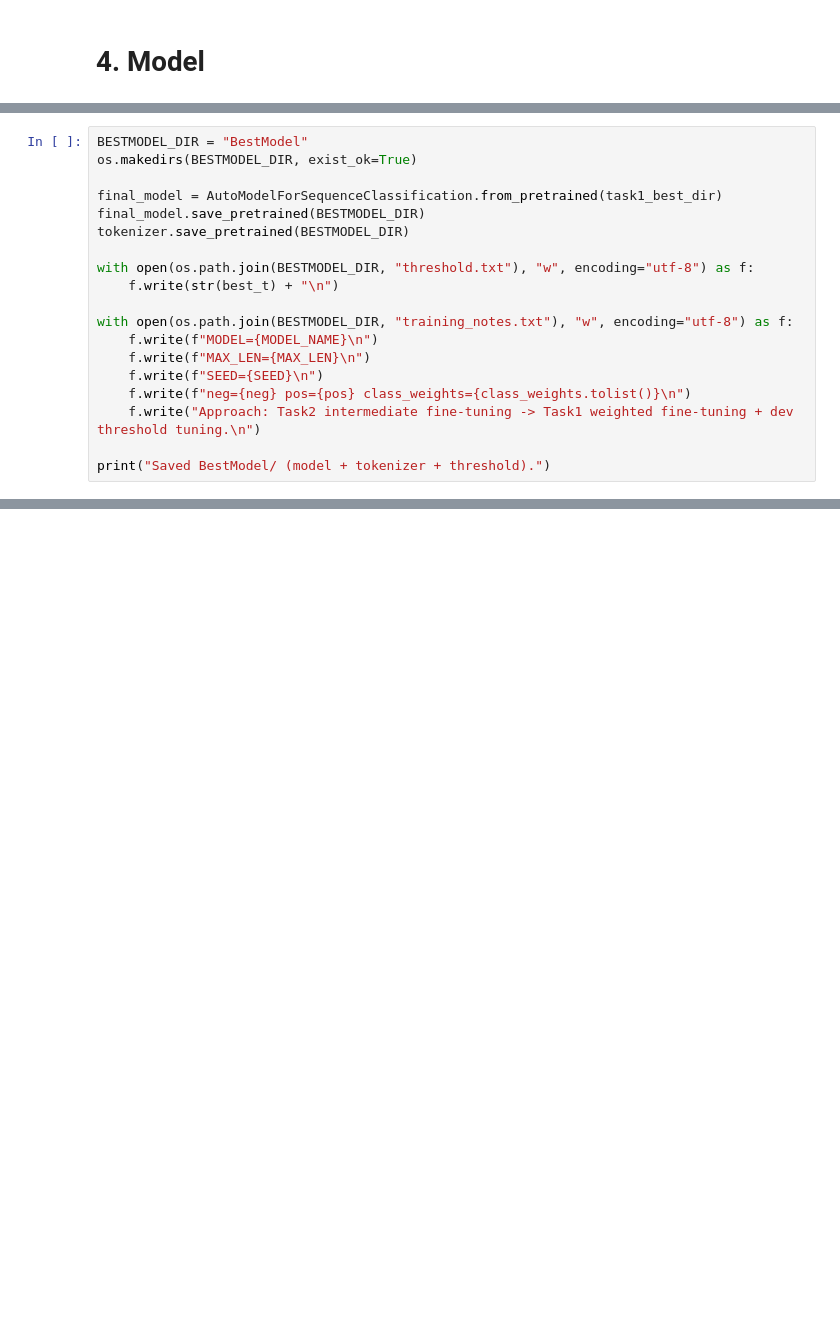
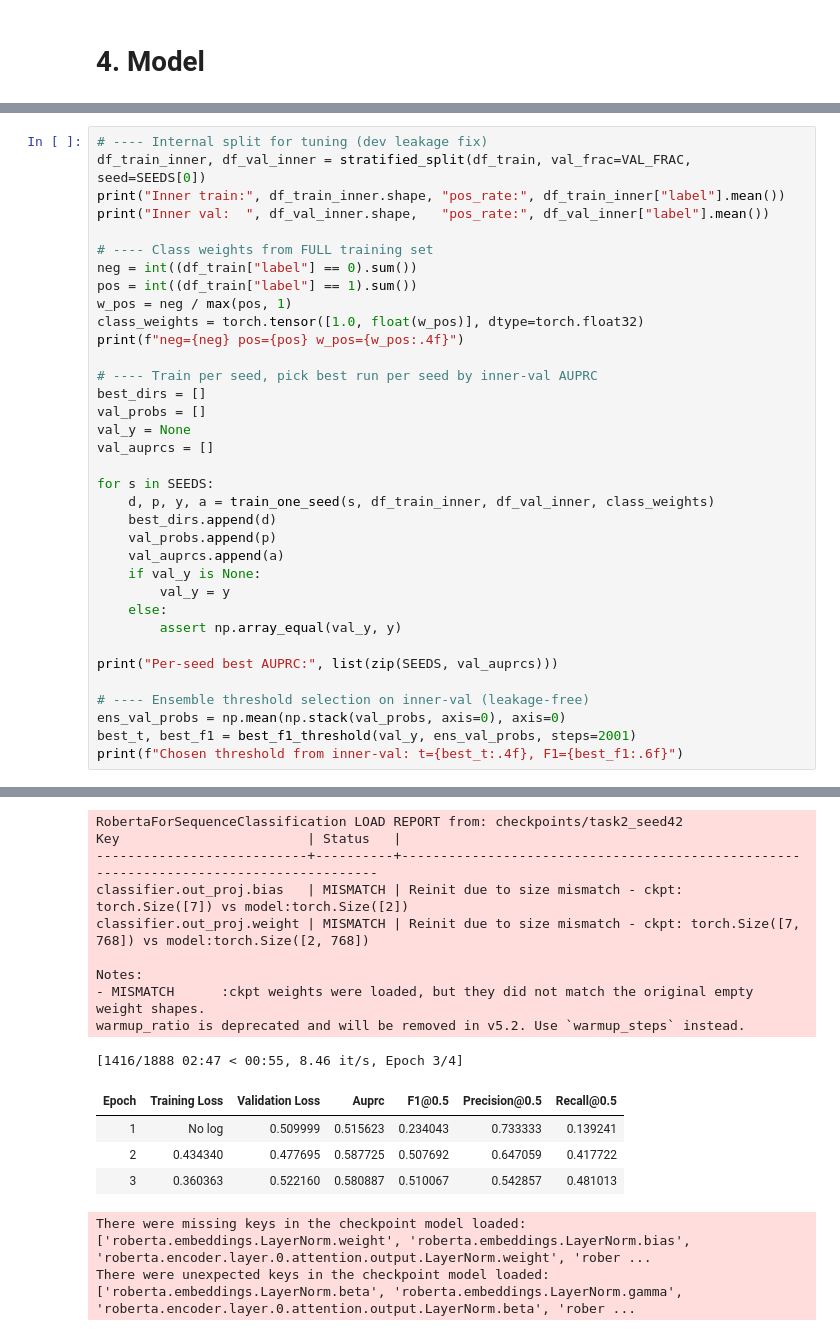
Before and after one commit to leonkuessner/pcl_nlp_lk922, a Jupyter notebook: PCL_Mod copy.ipynb, the cells around one changed output, grey strips where cells are left out. Saved outputs shown, nothing was run; the diff lists cells and outputs as text; blank space fills up the shorter version.

```diff
--- a/PCL_Mod copy.ipynb
+++ b/PCL_Mod copy.ipynb
@@ -408,19 +467,36 @@ print("Wrote dev.txt")
 # %%
-BESTMODEL_DIR = "BestModel"
-os.makedirs(BESTMODEL_DIR, exist_ok=True)
+# ---- Internal split for tuning (dev leakage fix)
+df_train_inner, df_val_inner = stratified_split(df_train, val_frac=VAL_FRAC, seed=SEEDS[0])
+print("Inner train:", df_train_inner.shape, "pos_rate:", df_train_inner["label"].mean())
+print("Inner val:  ", df_val_inner.shape,   "pos_rate:", df_val_inner["label"].mean())
 
-final_model = AutoModelForSequenceClassification.from_pretrained(task1_best_dir)
-final_model.save_pretrained(BESTMODEL_DIR)
-tokenizer.save_pretrained(BESTMODEL_DIR)
+# ---- Class weights from FULL training set
+neg = int((df_train["label"] == 0).sum())
+pos = int((df_train["label"] == 1).sum())
+w_pos = neg / max(pos, 1)
+class_weights = torch.tensor([1.0, float(w_pos)], dtype=torch.float32)
+print(f"neg={neg} pos={pos} w_pos={w_pos:.4f}")
 
-with open(os.path.join(BESTMODEL_DIR, "threshold.txt"), "w", encoding="utf-8") as f:
-    f.write(str(best_t) + "\n")
+# ---- Train per seed, pick best run per seed by inner-val AUPRC
+best_dirs = []
+val_probs = []
+val_y = None
+val_auprcs = []
 
-with open(os.path.join(BESTMODEL_DIR, "training_notes.txt"), "w", encoding="utf-8") as f:
-    f.write(f"MODEL={MODEL_NAME}\n")
-    f.write(f"MAX_LEN={MAX_LEN}\n")
-    f.write(f"SEED={SEED}\n")
-    f.write(f"neg={neg} pos={pos} class_weights={class_weights.tolist()}\n")
-    f.write("Approach: Task2 intermediate fine-tuning -> Task1 weighted fine-tuning + dev threshold tuning.\n")
+for s in SEEDS:
+    d, p, y, a = train_one_seed(s, df_train_inner, df_val_inner, class_weights)
+    best_dirs.append(d)
+    val_probs.append(p)
+    val_auprcs.append(a)
+    if val_y is None:
+        val_y = y
+    else:
+        assert np.array_equal(val_y, y)
 
-print("Saved BestModel/ (model + tokenizer + threshold).")
+print("Per-seed best AUPRC:", list(zip(SEEDS, val_auprcs)))
+
+# ---- Ensemble threshold selection on inner-val (leakage-free)
+ens_val_probs = np.mean(np.stack(val_probs, axis=0), axis=0)
+best_t, best_f1 = best_f1_threshold(val_y, ens_val_probs, steps=2001)
+print(f"Chosen threshold from inner-val: t={best_t:.4f}, F1={best_f1:.6f}")
+# %% [output]
@@ -426,0 +531,16 @@ print("Saved BestModel/ (model + tokenizer + threshold).")
+RobertaForSequenceClassification LOAD REPORT from: checkpoints/task2_seed42
+Key                        | Status   |
+---------------------------+----------+---------------------------------------------------------------------------------------
+classifier.out_proj.bias   | MISMATCH | Reinit due to size mismatch - ckpt: torch.Size([7]) vs model:torch.Size([2])
+classifier.out_proj.weight | MISMATCH | Reinit due to size mismatch - ckpt: torch.Size([7, 768]) vs model:torch.Size([2, 768])
+
+Notes:
+- MISMATCH      :ckpt weights were loaded, but they did not match the original empty weight shapes.
+warmup_ratio is deprecated and will be removed in v5.2. Use `warmup_steps` instead.
+[1416/1888 02:47 < 00:55, 8.46 it/s, Epoch 3/4]
+| Epoch | Training Loss | Validation Loss | Auprc | F1@0.5 | Precision@0.5 | Recall@0.5 |
+| 1 | No log | 0.509999 | 0.515623 | 0.234043 | 0.733333 | 0.139241 |
+| 2 | 0.434340 | 0.477695 | 0.587725 | 0.507692 | 0.647059 | 0.417722 |
+| 3 | 0.360363 | 0.522160 | 0.580887 | 0.510067 | 0.542857 | 0.481013 |
+There were missing keys in the checkpoint model loaded: ['roberta.embeddings.LayerNorm.weight', 'roberta.embeddings.LayerNorm.bias', 'roberta.encoder.layer.0.attention.output.LayerNorm.weight', 'rober ...
+There were unexpected keys in the checkpoint model loaded: ['roberta.embeddings.LayerNorm.beta', 'roberta.embeddings.LayerNorm.gamma', 'roberta.encoder.layer.0.attention.output.LayerNorm.beta', 'rober ...
```
Also changed, not shown: parts of 11 cells of this notebook, 1 other file.
